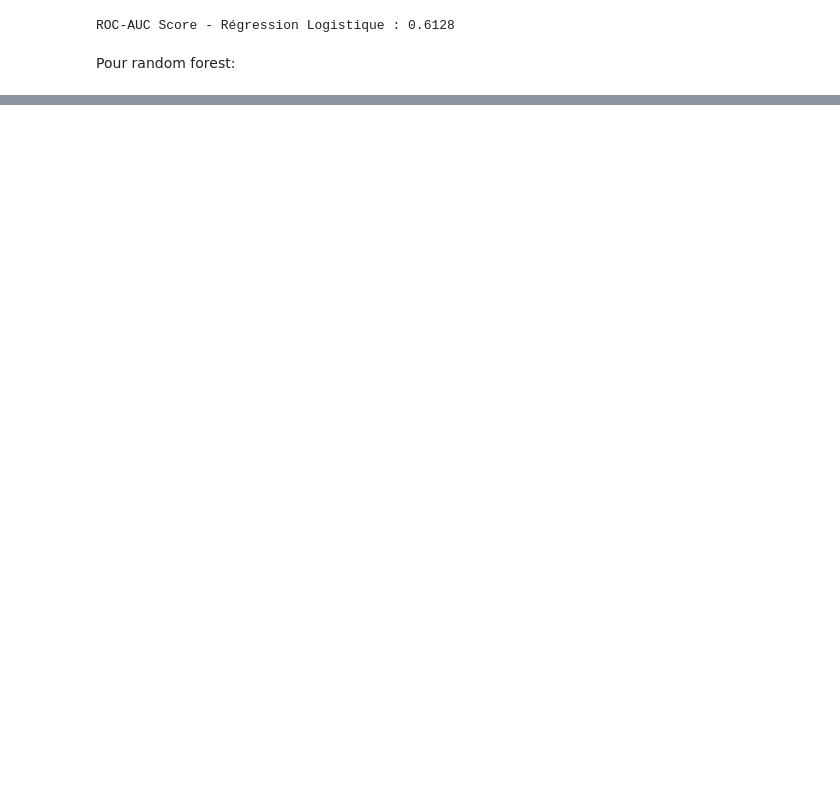
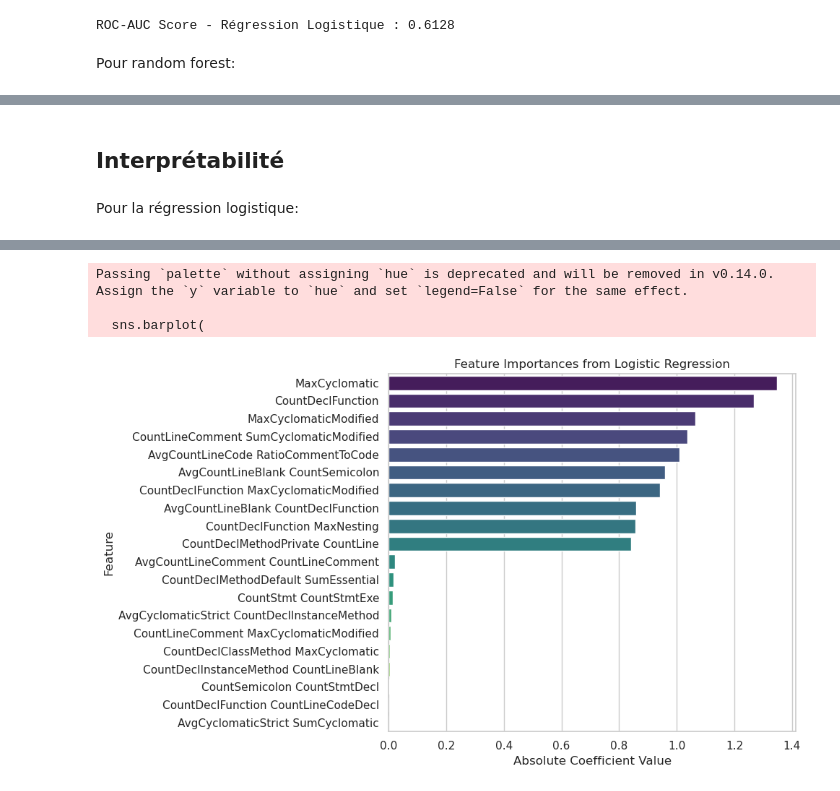
Before and after one commit to NicolasRichard1997/MGL-869-A24-Laboratoire_Equipe_7, a Jupyter notebook: ML_Pipeline/Data_Partion+Trainning.ipynb, the cells around one changed output, grey strips where cells are left out. Drawn from its saved outputs; the diff is of its cells as text; code cells hidden in the pictures; blank space fills up the shorter version.

Commit message:
Added interpretability variables into ipynb trainning file

```diff
--- a/ML_Pipeline/Data_Partion+Trainning.ipynb
+++ b/ML_Pipeline/Data_Partion+Trainning.ipynb
@@ -363,0 +390,76 @@ plt.show()
+# %% [markdown]
+## Interprétabilité
+# %% [markdown]
+Pour la régression logistique:
+# %%
+# Access the pipeline steps
+variance_threshold_step_log_reg = rfecv_log_reg_pipeline.named_steps['variance_threshold']
+rfecv_step_log_reg = rfecv_log_reg_pipeline.named_steps['rfecv']
+
+# Get the support masks
+vt_mask_log_reg = variance_threshold_step_log_reg.get_support()
+rfecv_mask_log_reg = rfecv_step_log_reg.get_support()
+
+# Apply masks to get selected feature names
+features_after_vt_log_reg = x_train_res.columns[vt_mask_log_reg]
+selected_features_log_reg = features_after_vt_log_reg[rfecv_mask_log_reg]
+
+# Print the selected features
+print("Selected features (Logistic Regression):", selected_features_log_reg.tolist())
+
+# --- Feature Importance Classification ---
+
+# Ensure RFECV has been fitted
+if hasattr(rfecv_step_log_reg, 'estimator_'):
+    # Extract coefficients
+    coefficients = rfecv_step_log_reg.estimator_.coef_[0]  # Assuming binary classification
+else:
+    raise AttributeError("RFECV estimator is not fitted yet.")
+
+# Create a DataFrame for feature coefficients
+feature_coefficients_df = pd.DataFrame({
+    'Feature': selected_features_log_reg,
+    'Coefficient': coefficients
+})
+
+# Calculate absolute values for importance
+feature_coefficients_df['Importance'] = feature_coefficients_df['Coefficient'].abs()
+
+# Sort the features by importance
+feature_coefficients_df = feature_coefficients_df.sort_values(by='Importance', ascending=False).reset_index(drop=True)
+
+# Display the sorted feature coefficients
+print("\nSelected Features Ranked by Importance (Logistic Regression):")
+print(feature_coefficients_df[['Feature', 'Coefficient', 'Importance']])
+
+# --- Optional: Visualize Feature Importances ---
+
+# Set plot style
+sns.set(style="whitegrid")
+
+# Initialize the matplotlib figure
+plt.figure(figsize=(10, 6))
+
+# Combine top 10 and bottom 10 features
+plot_data = pd.concat([
+    feature_coefficients_df[:10],  # Top 10
+    feature_coefficients_df[-10:]  # Bottom 10
+])
+
+# Create the plot
+sns.barplot(
+    x='Importance',
+    y='Feature',
+    data=plot_data,
+    palette='viridis'
+)
+
+# Add title and labels
+plt.title('Feature Importances from Logistic Regression')
+plt.xlabel('Absolute Coefficient Value')
+plt.ylabel('Feature')
+
+# Display the plot
+plt.tight_layout()
+plt.show()
+# %% [output]
@@ -363,0 +483,4 @@ plt.show()
+Passing `palette` without assigning `hue` is deprecated and will be removed in v0.14.0. Assign the `y` variable to `hue` and set `legend=False` for the same effect.
+
+  sns.barplot(
+[figure, added]
```
Also changed, not shown: parts of 28 cells of this notebook.
